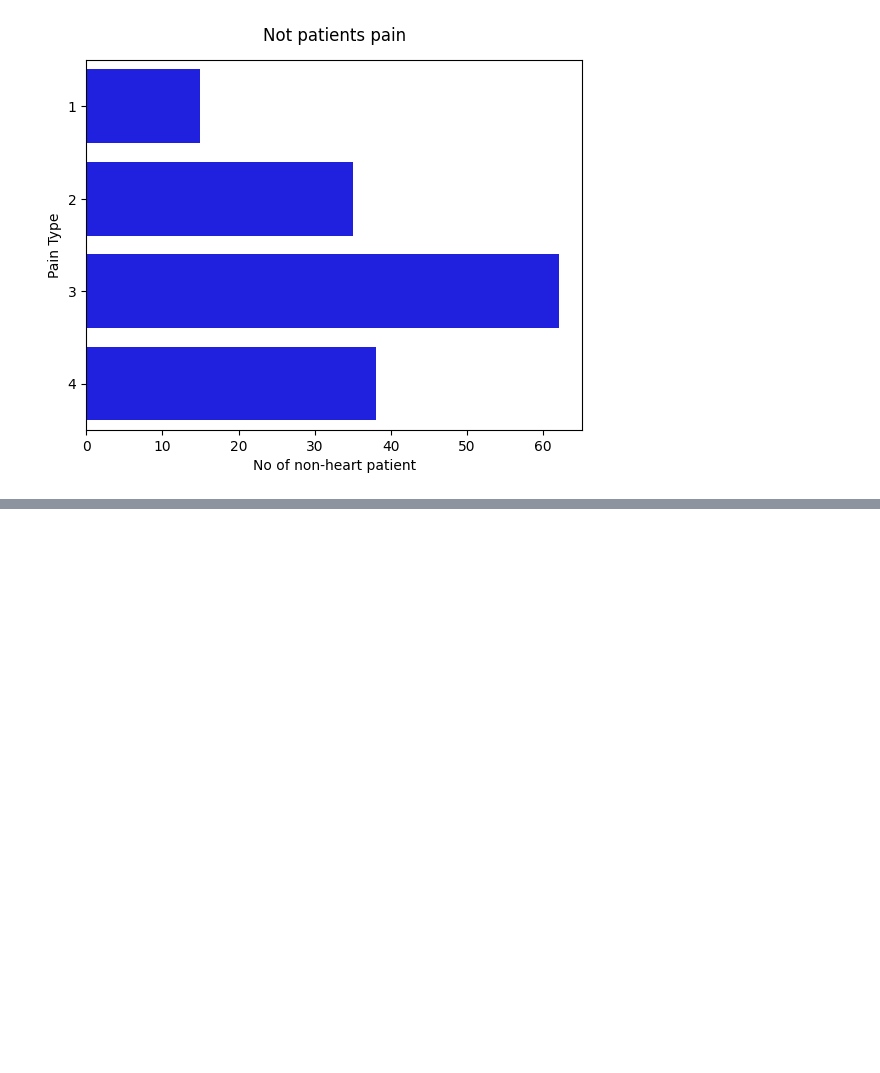
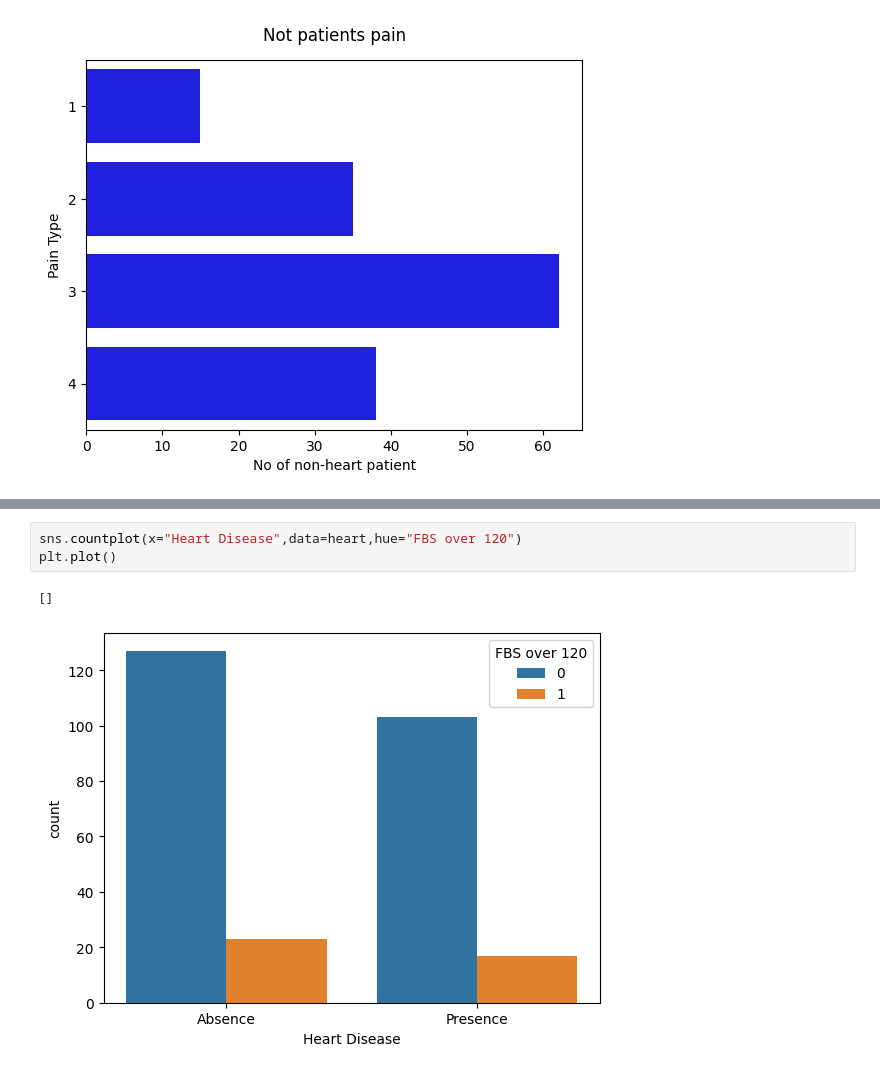
Before and after one commit to SagunBastola/eda_heart_disease, a Jupyter notebook: eda-on-heart-disease-analysis.ipynb, the cells around one changed output, grey strips where cells are left out. Saved outputs shown, nothing was run; the diff lists cells and outputs as text; blank space fills up the shorter version.

```diff
--- a/eda-on-heart-disease-analysis.ipynb
+++ b/eda-on-heart-disease-analysis.ipynb
@@ -148,0 +182,6 @@ plt.show()
+# %%
+sns.countplot(x="Heart Disease",data=heart,hue="FBS over 120")
+plt.plot()
+# %% [output]
+[]
+[figure, added]
```
Also changed, not shown: parts of 8 cells of this notebook.
